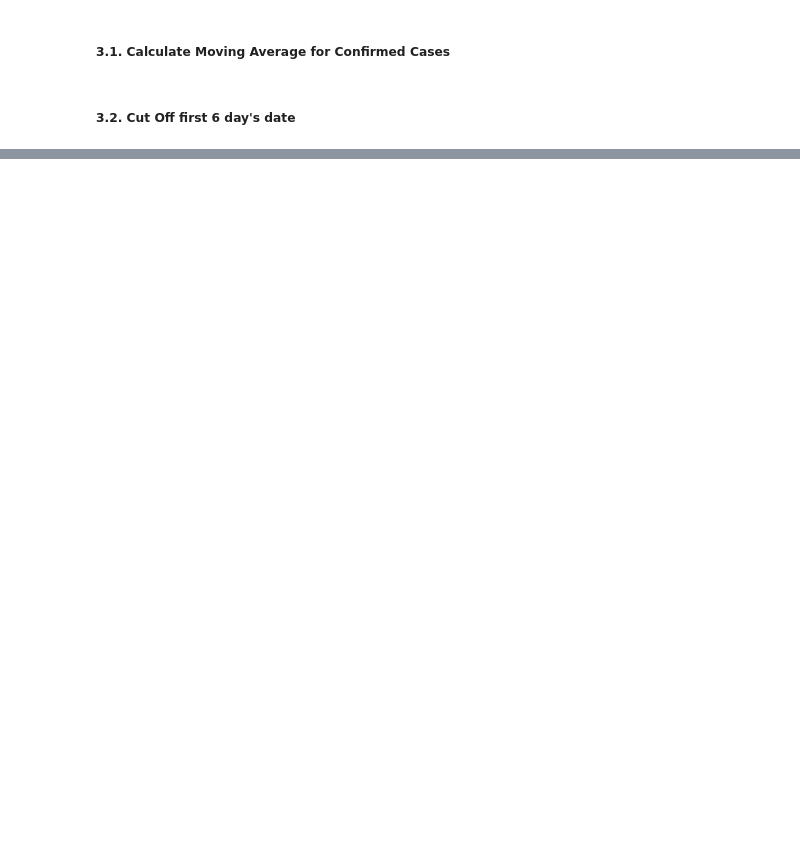
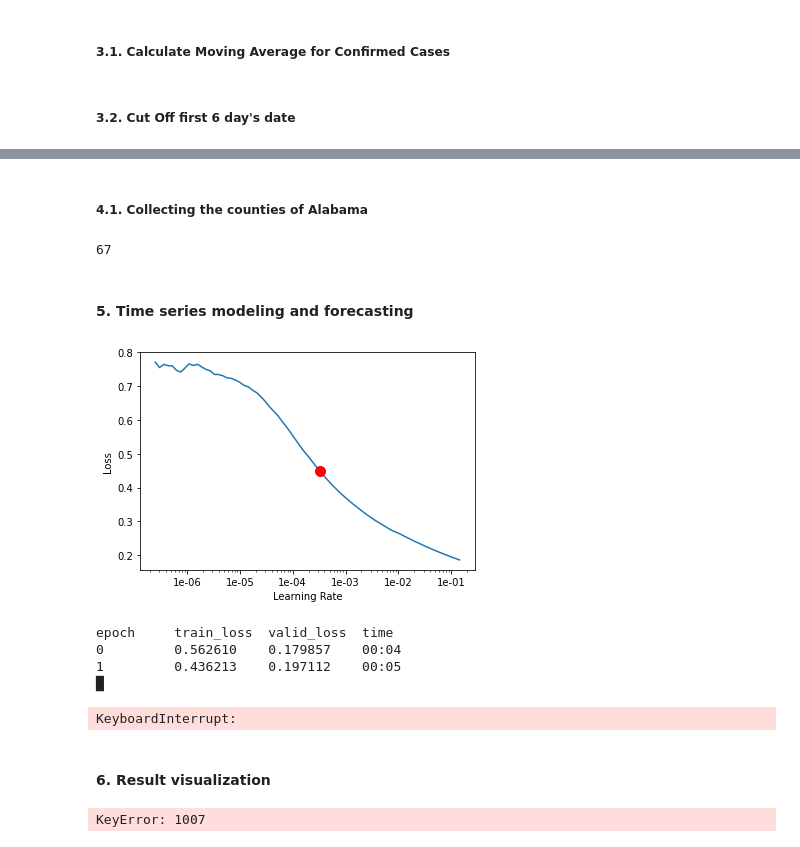
Before and after one commit to Daremitsu1/Covid-case-forecasting, a Jupyter notebook: Covid case forecasting using TimeSeries.ipynb, the cells around one changed output, grey strips where cells are left out. Cells and saved outputs as stored; diff of their text form; code cells hidden in the pictures; blank space fills up the shorter version.

```diff
--- a/Covid case forecasting using TimeSeries.ipynb
+++ b/Covid case forecasting using TimeSeries.ipynb
@@ -32,0 +143,11 @@ Exception: Could not login using Pro authencation.Please verify in Pro that you
+# %% [markdown]
+##### 4.1. Collecting the counties of Alabama
+# %%
+# This cell collects all counties by their Unique FIPS IDs.
+counties = df.countyFIPS.unique()
+counties = [county for county in counties if county != 0]
+len(counties)
+# %% [output]
+67
+# %% [markdown]
+#### 5. Time series modeling and forecasting
@@ -32,0 +175,68 @@ Exception: Could not login using Pro authencation.Please verify in Pro that you
+# %%
+# This function evalutes the model metrics and returns the dictionary
+def evaluate(test, sdf_forecasted):
+    r2_test = r2_score(test["cases"], sdf_forecasted["cases_results"][-14:])
+    mse = metrics.mean_squared_error(
+        test["cases"], sdf_forecasted["cases_results"][-14:]
+    )
+    mae = metrics.mean_absolute_error(
+        test["cases"], sdf_forecasted["cases_results"][-14:]
+    )
+    return {
+        "DATE": test["date"],
+        "cases_actual": test["cases"],
+        "cases_predicted": sdf_forecasted["cases_results"][-14:],
+        "R-square": round(r2_test, 2),
+        "V_RMSE": round(np.sqrt(mse), 4),
+        "MAE": round(mae, 4),
+    }
+# %%
+# This class calls all the defined functions
+class CovidModel(object):
+    seq_len = 15
+    test_size = 14
+
+    def __init__(self, county):
+        self.county = county
+
+    def CountyData(self):
+        self.train, self.test = CountyData(self.county, self.test_size)
+
+    def Model(self):
+        self.sdf_forecasted = Model(self.train, self.seq_len, self.test_size)
+
+    def evaluate(self):
+        return evaluate(self.test, self.sdf_forecasted)
+# %%
+# Training the model for all counties and saving the metrics in the dictionary.
+dct = {}
+
+for i, county in enumerate(counties):
+    covidmodel = CovidModel(county)
+    covidmodel.CountyData()
+    covidmodel.Model()
+    dct[county] = covidmodel.evaluate()
+# %% [output]
+[figure, added]
+epoch     train_loss  valid_loss  time
+0         0.562610    0.179857    00:04
+1         0.436213    0.197112    00:05
+█
+KeyboardInterrupt:
+# %% [markdown]
+#### 6. Result visualization
+# %%
+# Specifying few counties for visualizing the results
+viz_counties = [1007,1113]
+
+for i, county in enumerate(viz_counties):
+    result_df = pd.DataFrame(dct[county])
+    plt.figure(figsize=(20, 5))
+    plt.plot(result_df["DATE"], result_df[["cases_actual", "cases_predicted"]])
+    plt.xlabel("Date")
+    plt.ylabel("Covid Cases")
+    plt.legend(["Cases_Actual", "Cases_Predicted"], loc="upper left")
+    plt.title(str(county) + ": Covid Forecast Result")
+    plt.show()
+# %% [output]
+KeyError: 1007
```
Also changed, not shown: parts of 14 cells of this notebook.
